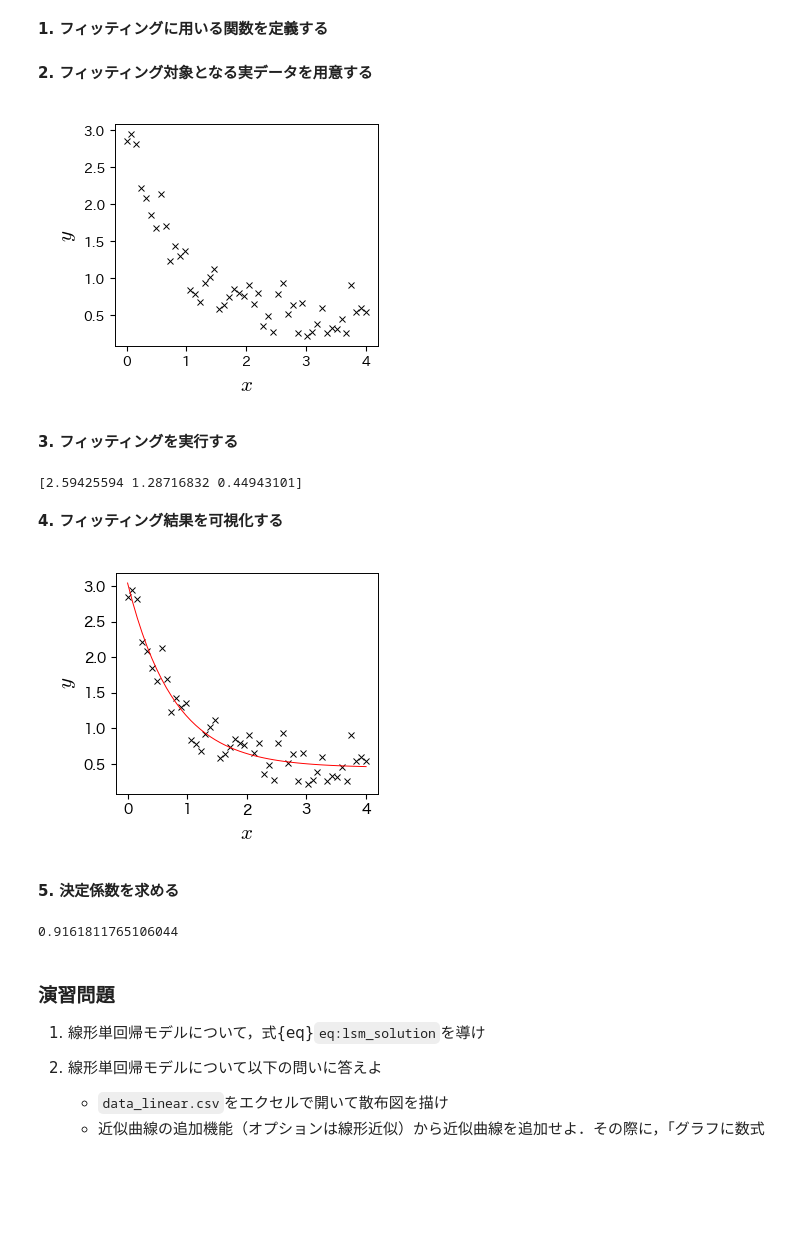
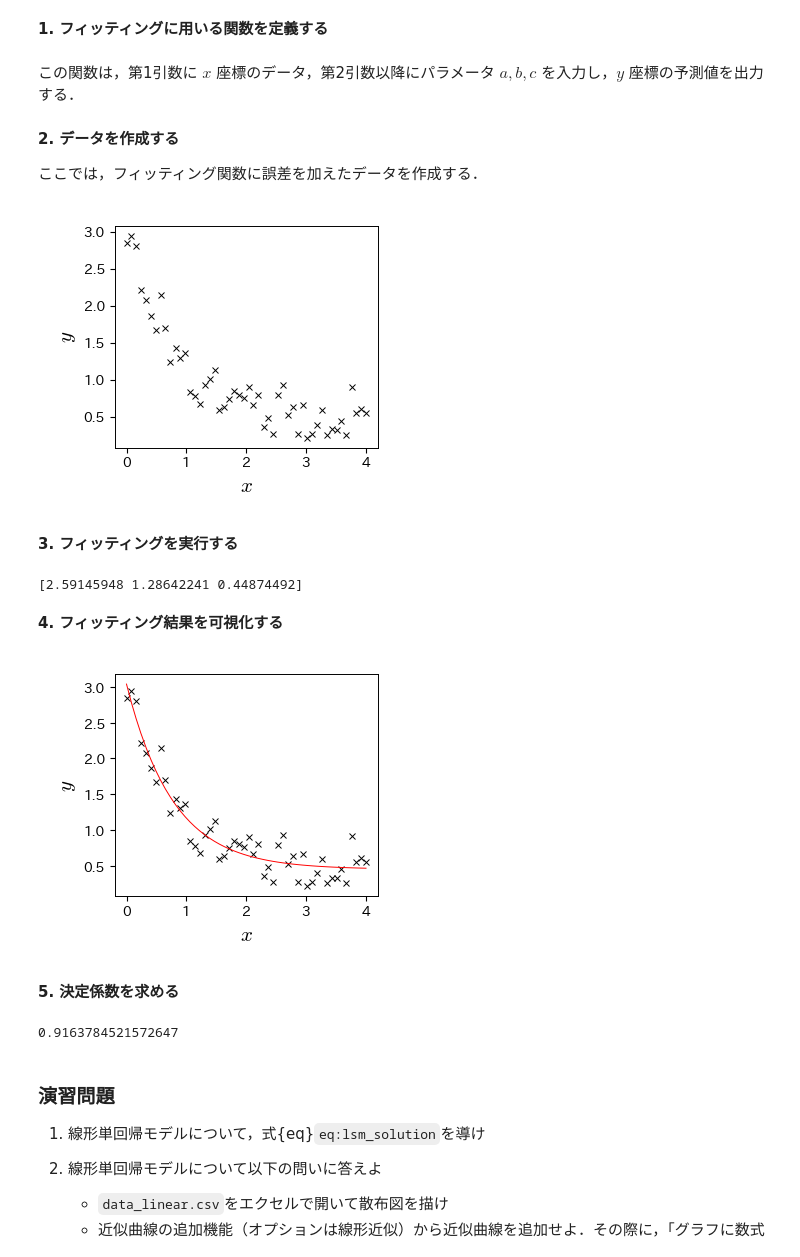
Before and after one commit to tnarizuka/modeling_simulation, a Jupyter notebook: _sources/chap_3/3_curve_fitting.ipynb, the cells around one changed output. Drawn from its saved outputs; the diff is of its cells as text; code cells hidden in the pictures; blank space fills up the shorter version.

```diff
--- a/_sources/chap_3/3_curve_fitting.ipynb
+++ b/_sources/chap_3/3_curve_fitting.ipynb
@@ -264,8 +266,12 @@ r_xy**2
 # %%
 def f_exp(x, a, b, c):
     return a * np.exp(-b * x) + c
+# %% [markdown]
+この関数は，第1引数に $ x $ 座標のデータ，第2引数以降にパラメータ $ a, b, c $ を入力し，$ y $ 座標の予測値を出力する．
 # %% [markdown]
-**2. フィッティング対象となる実データを用意する**
+**2. データを作成する**
+
+ここでは，フィッティング関数に誤差を加えたデータを作成する．
 # %%
 # データの作成
 np.random.seed(4321)
@@ -278,13 +286,13 @@ np.savetxt('./data_exp.csv', data, delimiter=',')
 # %%
 # データをDataFrame形式で読み込む
-data = pd.read_csv('./data_exp.csv', header=None, names=['x', 'y'])
+data = pd.read_csv('./data_exp.csv')
 
 # 散布図の描画
 fig, ax = plt.subplots()
 ax.plot(data['x'], data['y'], 'x')
 ax.set_xlabel('$x$', fontsize=15); ax.set_ylabel('$y$', fontsize=15);
 # %% [output]
-[figure, old version]
+[figure, new version]
 # %% [markdown]
 **3. フィッティングを実行する**
 # %%
@@ -292,7 +300,7 @@ ax.set_xlabel('$x$', fontsize=15); ax.set_ylabel('$y$', fontsize=15);
 p_opt = curve_fit(f_exp, data['x'], data['y'])[0]
 print(p_opt)
 # %% [output]
-[2.59425594 1.28716832 0.44943101]
+[2.59145948 1.28642241 0.44874492]
 # %% [markdown]
 **4. フィッティング結果を可視化する**
 # %%
@@ -302,7 +310,7 @@ ax.plot(data['x'], f_exp(data['x'], p_opt[0], p_opt[1], p_opt[2]), 'r-', mfc='No
 
 ax.set_xlabel('$x$', fontsize=15); ax.set_ylabel('$y$', fontsize=15);
 # %% [output]
-[figure, old version]
+[figure, new version]
 # %% [markdown]
 **5. 決定係数を求める**
 # %%
@@ -311,7 +319,7 @@ y_reg = f_exp(data['x'], p_opt[0], p_opt[1], p_opt[2]) # 回帰直線の値
 R2 = 1 - np.var(data['y']-y_reg) / np.var(data['y']) # 決定係数
 R2
 # %% [output]
-0.9161811765106044
+0.9163784521572647
 # %% [markdown]
 ### 演習問題
 
```
Also changed, not shown: parts of 9 cells of this notebook, 10 other files.
